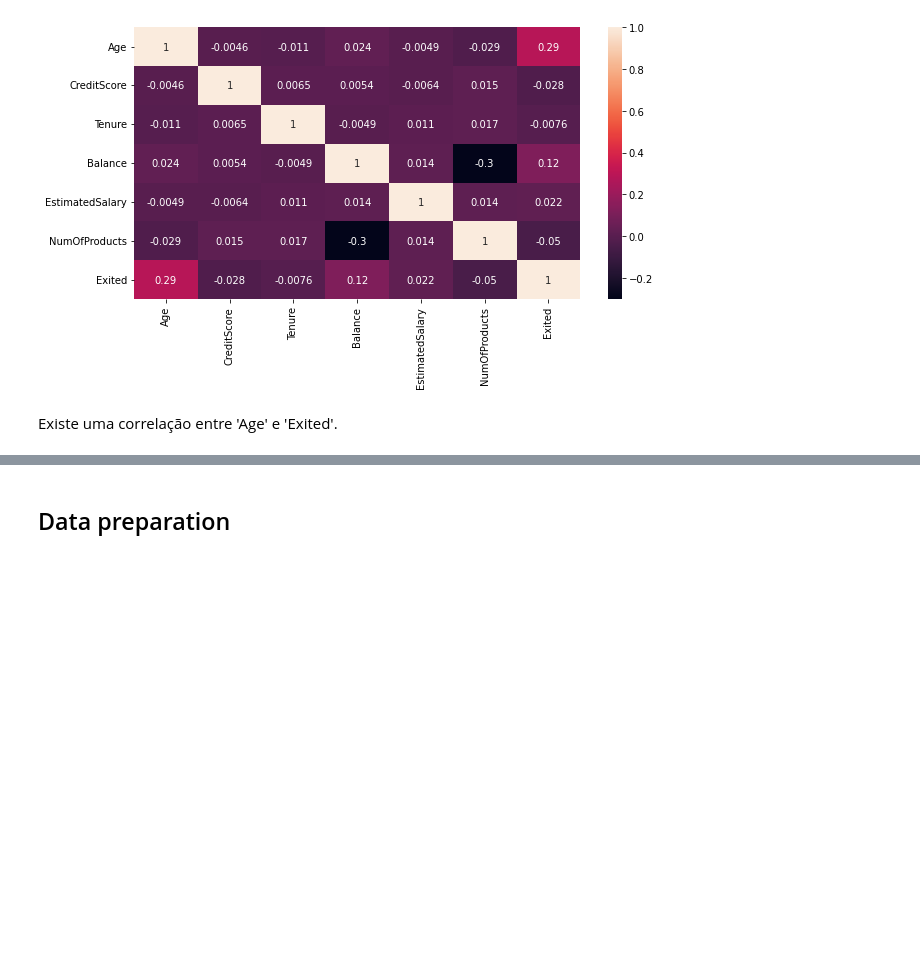
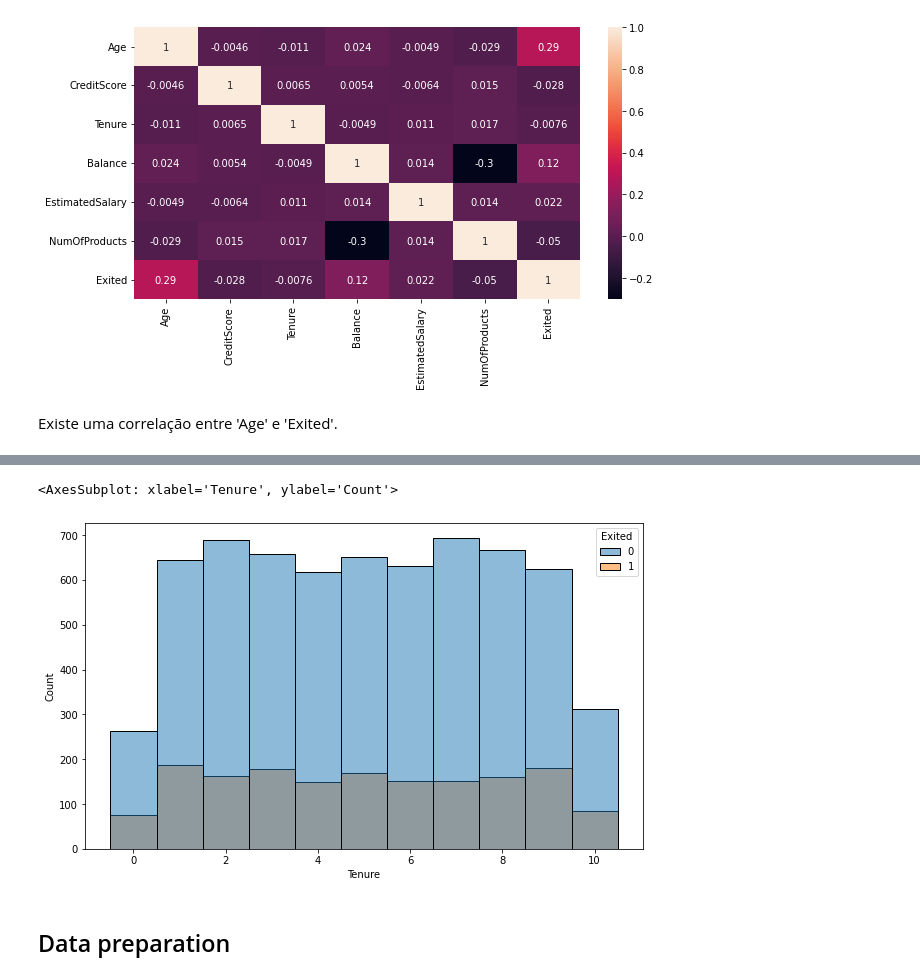
Before and after one commit to deborabmfreitas/projeto-churn-classificacao, a Jupyter notebook: churn-prediction-project.ipynb, the cells around one changed output, grey strips where cells are left out. Cells and saved outputs as stored; diff of their text form; code cells hidden in the pictures; blank space fills up the shorter version.

```diff
--- a/churn-prediction-project.ipynb
+++ b/churn-prediction-project.ipynb
@@ -559,3 +571,14 @@ Existe uma correlação entre 'Age' e 'Exited'.
+# %%
+# M2
+
+plt.figure(figsize=(10,6))
+
+data = pd.concat([X_train, y_train], axis=1)
+
+sns.histplot(data=data, x='Tenure', hue='Exited', discrete=True)
+# %% [output]
+<AxesSubplot: xlabel='Tenure', ylabel='Count'>
+[figure, added]
 # %% [markdown]
 ## Data preparation
 # %% [markdown]
```
Also changed, not shown: parts of 10 cells of this notebook, 7 other files.
